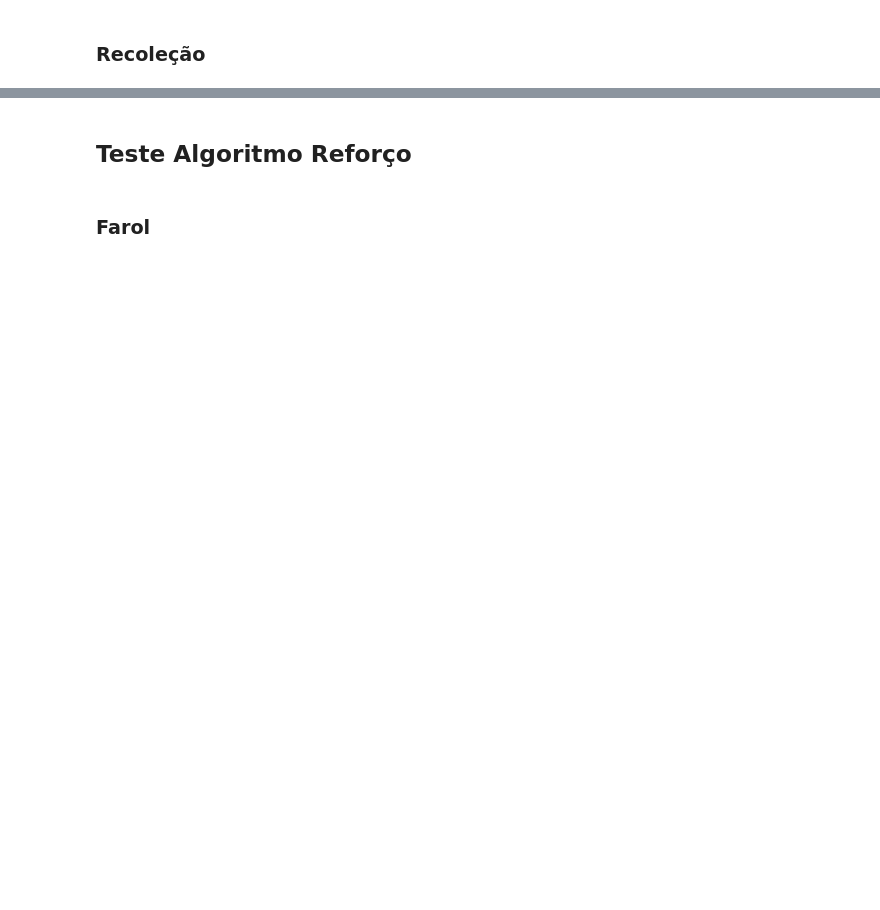
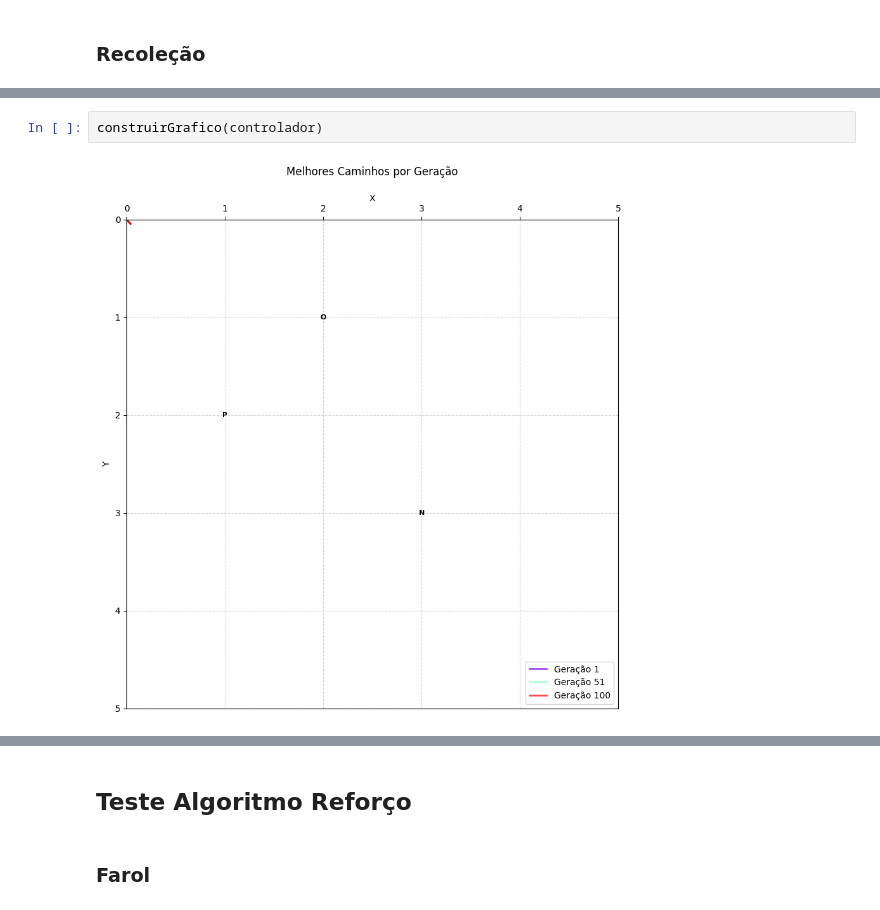
Before and after one commit to Biancs13/ProjetoAA, a Jupyter notebook: Demo.ipynb, the cells around one changed output, grey strips where cells are left out. Drawn from its saved outputs; the diff is of its cells as text; blank space fills up the shorter version.

```diff
--- a/Demo.ipynb
+++ b/Demo.ipynb
@@ -290,3 +387,7 @@ controlador.executa()
+# %%
+construirGrafico(controlador)
+# %% [output]
+[figure, added]
 # %%
 changeTest(ficheiro_controlador)
 controlador = criarControlador(ficheiro_controlador)
```
Also changed, not shown: parts of 25 cells of this notebook, 31 other files.
